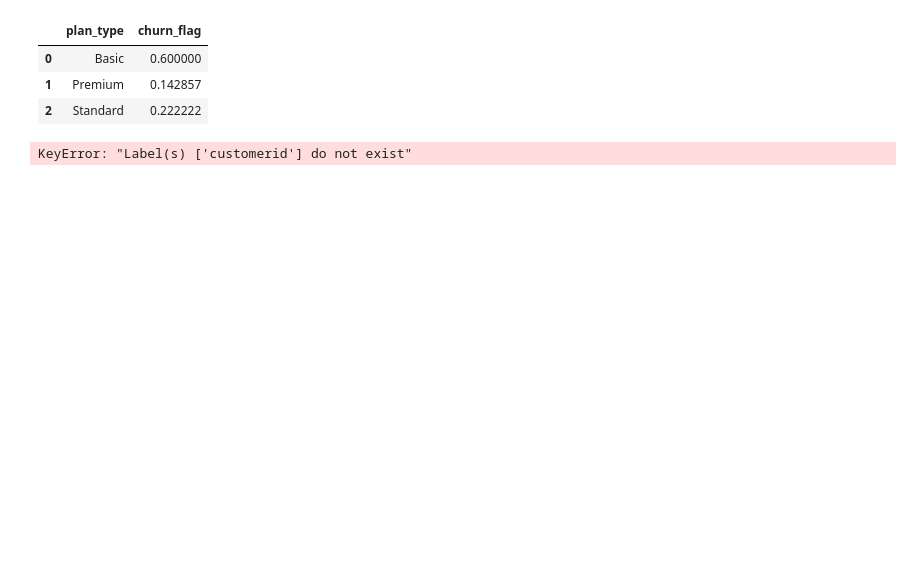
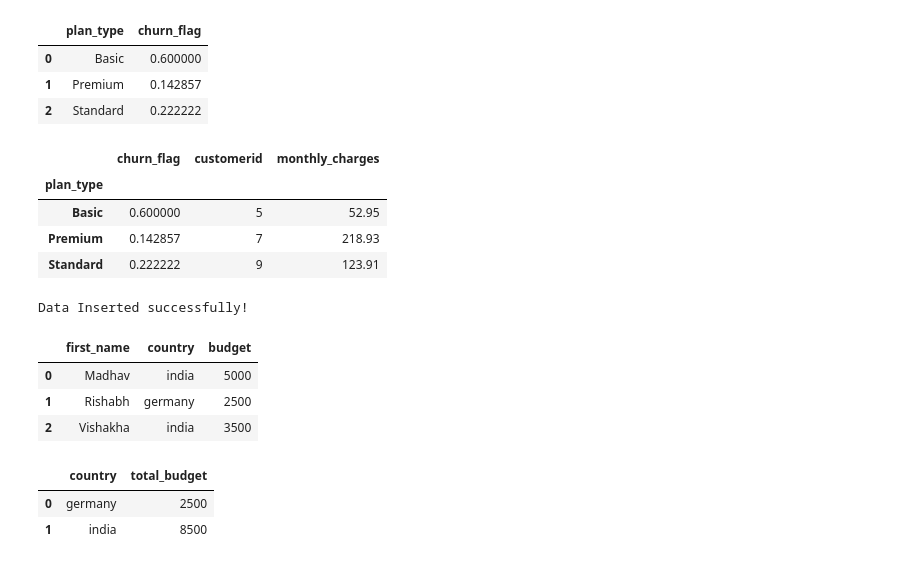
Before and after one commit to PranaliKunake/Churn_Analysis_Project, a Jupyter notebook: project.ipynb, the cells around one changed output. Drawn from its saved outputs; the diff is of its cells as text; code cells hidden in the pictures; blank space fills up the shorter version.

```diff
--- a/project.ipynb
+++ b/project.ipynb
@@ -629,13 +629,17 @@ pd.pivot_table(
 # %%
 pd.pivot_table(
     df_visual,
-    values= ['churn_flag','monthly_charges'],
+    values= ['churn_flag','customerid','monthly_charges'],
     index='plan_type',
     aggfunc = {
         'monthly_charges':'sum',
         'customerid':'nunique',
         'churn_flag':'mean'
     }
 )
 # %% [output]
-KeyError: "Label(s) ['customerid'] do not exist"
+|  | churn_flag | customerid | monthly_charges |
+| plan_type |  |  |  |
+| Basic | 0.600000 | 5 | 52.95 |
+| Premium | 0.142857 | 7 | 218.93 |
+| Standard | 0.222222 | 9 | 123.91 |
@@ -643,0 +657,48 @@ df_visuals.col
+# %%
+#insert data
+
+cursor = conn.cursor()
+
+#write sql query to insert records in sql table
+cursor.execute(
+    """
+        INSERT INTO users VALUES
+            ('Madhav','india',5000),
+            ('Rishabh','germany',2500),
+            ('Vishakha','india',3500)
+    """
+)
+
+#commit and save
+conn.commit()
+
+print('Data Inserted successfully!')
+# %% [output]
+Data Inserted successfully!
+# %%
+#check inserted data in table
+conn = sqlite3.connect('test_database.sqlite')
+
+query = """SELECT * FROM users"""
+df_results = pd.read_sql(query,conn)
+df_results.head()
+# %% [output]
+|  | first_name | country | budget |
+| 0 | Madhav | india | 5000 |
+| 1 | Rishabh | germany | 2500 |
+| 2 | Vishakha | india | 3500 |
+# %%
+#aggreagation
+
+query = """
+    SELECT country, sum(budget) as total_budget
+    FROM users
+    GROUP BY country
+"""
+
+df_agg = pd.read_sql(query,conn)
+df_agg
+# %% [output]
+|  | country | total_budget |
+| 0 | germany | 2500 |
+| 1 | india | 8500 |
```
Also changed, not shown: parts of 6 cells of this notebook, 1 other file.
